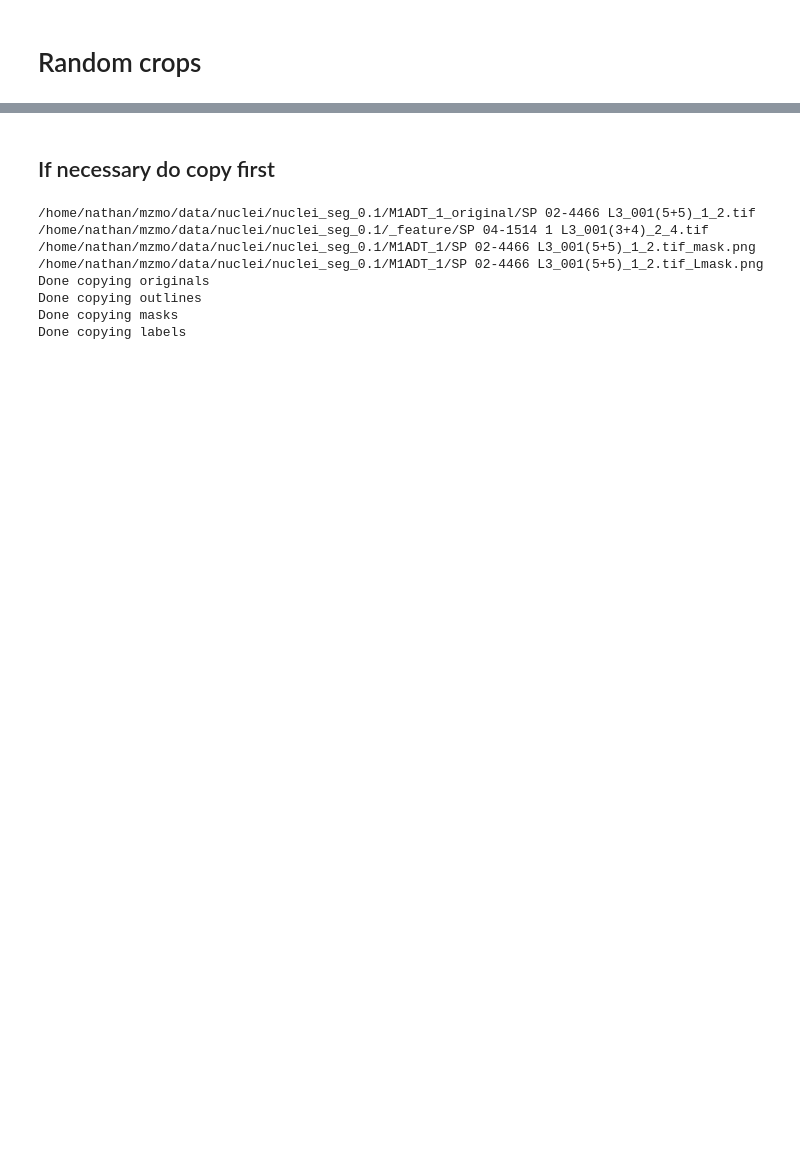
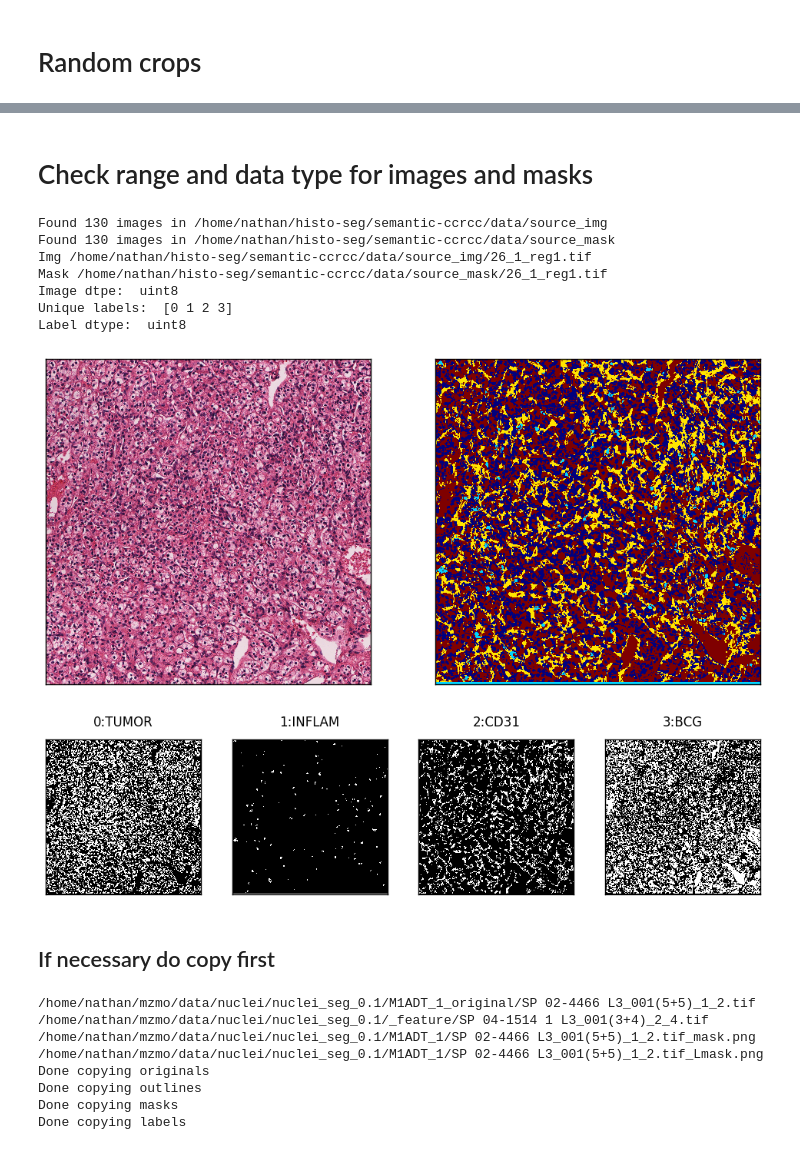
Before and after one commit to nathanin/caffe-segnet-crf, a Jupyter notebook: notebooks_ubuntu/make_lmdb.ipynb, the cells around one changed output, grey strips where cells are left out. Cells and saved outputs as stored; diff of their text form; code cells hidden in the pictures; blank space fills up the shorter version.

```diff
--- a/notebooks_ubuntu/make_lmdb.ipynb
+++ b/notebooks_ubuntu/make_lmdb.ipynb
@@ -190,3 +208,70 @@ uint8
+# %% [markdown]
+# Check range and data type for images and masks
+# %%
+# Prostate Cancer images
+# image_source = '/home/nathan/histo-seg/semantic-pca/data/source_training/jpg'
+# mask_source = '/home/nathan/histo-seg/semantic-pca/data/source_training/mask'
+
+# ccRCC images
+image_source = '/home/nathan/histo-seg/semantic-ccrcc/data/source_img'
+mask_source = '/home/nathan/histo-seg/semantic-ccrcc/data/source_mask'
+
+# rearr = {3:0, 0:1, 1:1, 2:1, 4:1}
+rearr = {29:0, 79:1, 94:2, 190:3, 255:3}
+# rearr_str = {29:'tumor', 79:'inflam', 94:'cd31', 190:'bcg', 255:'bcg'}
+rearr_str = {0:'TUMOR', 1:'INFLAM', 2:'CD31', 3:'BCG'}
+
+img_list = sorted(glob.glob(
+    os.path.join(image_source, '*.tif')
+))
+mask_list = sorted(glob.glob(
+    os.path.join(mask_source, '*.tif')
+))
+
+c = list(zip(img_list, mask_list))
+random.shuffle(c)
+img_list, mask_list = zip(*c)
+
+
+print 'Found {} images in {}'.format(len(img_list), image_source)
+print 'Found {} images in {}'.format(len(mask_list), mask_source)
+
+index = np.random.randint(len(mask_list))
+print 'Img {}\nMask {}'.format(img_list[index], mask_list[index])
+sampleimg = cv2.imread(img_list[index])
+sampleimg = sampleimg[:,:,::-1]
+samplemask = cv2.imread(mask_list[index], 0)
+
+samplemask_copy = np.copy(samplemask)
+for key in rearr.iterkeys():
+    samplemask_copy[samplemask ==  key] = rearr[key]
+samplemask = samplemask_copy
+
+print 'Image dtpe: ',sampleimg.dtype
+print 'Unique labels: ', np.unique(samplemask)
+print 'Label dtype: ', samplemask.dtype
+
+fig, ax = plt.subplots(1,2, figsize=(12,6))
+ax[0].imshow(sampleimg);
+ax[0].set_xticks([]); ax[0].set_yticks([])
+ax[1].matshow(samplemask);
+ax[1].set_xticks([]); ax[1].set_yticks([])
+
+fig, ax = plt.subplots(1, len(np.unique(samplemask)), figsize=(12,4))
+for a, u in zip(ax, np.unique(samplemask)):
+    a.matshow(samplemask == u, cmap='gray')
+    a.set_xticks([]); a.set_yticks([])
+    a.set_title('{}:{}'.format(u, rearr_str[u]))
+# %% [output]
+Found 130 images in /home/nathan/histo-seg/semantic-ccrcc/data/source_img
+Found 130 images in /home/nathan/histo-seg/semantic-ccrcc/data/source_mask
+Img /home/nathan/histo-seg/semantic-ccrcc/data/source_img/26_1_reg1.tif
+Mask /home/nathan/histo-seg/semantic-ccrcc/data/source_mask/26_1_reg1.tif
+Image dtpe:  uint8
+Unique labels:  [0 1 2 3]
+Label dtype:  uint8
+[figure, added]
+[figure, added]
 # %% [markdown]
 ## If necessary do copy first
 # %%
```
Also changed, not shown: parts of 5 cells of this notebook, 19 other files.
